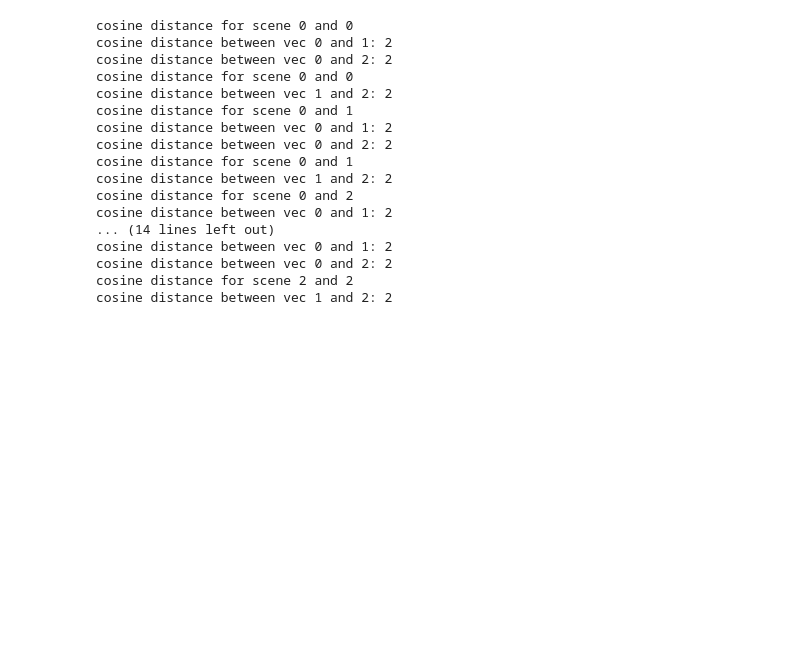
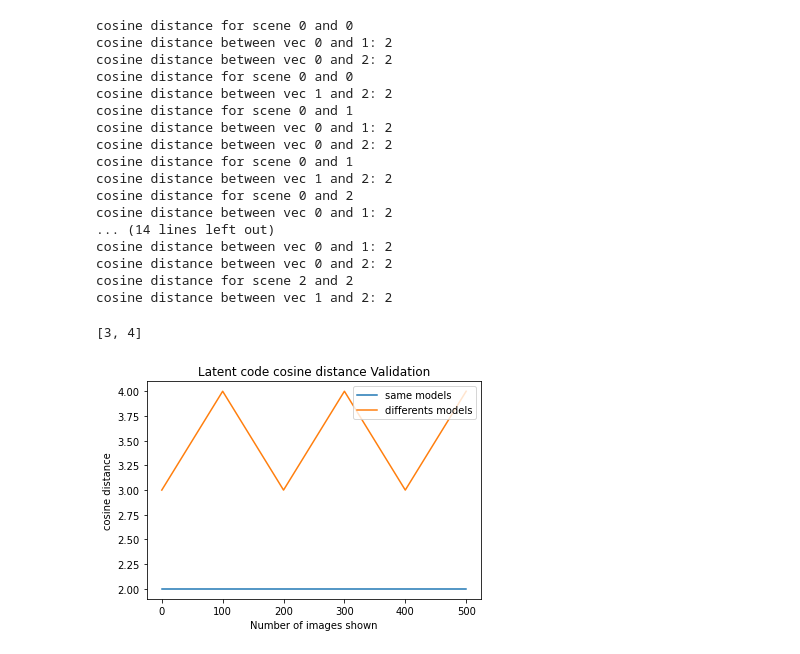
Before and after one commit to lcordey/codePDM, a Jupyter notebook: img2sdf_ML/test_.ipynb, the cells around one changed output. Drawn from its saved outputs; the diff is of its cells as text; code cells hidden in the pictures; blank space fills up the shorter version.

```diff
--- a/img2sdf_ML/test_.ipynb
+++ b/img2sdf_ML/test_.ipynb
@@ -239 +242,21 @@ a = [1,2,3,34,4,5]
+# %%
+b
+# %% [output]
+[3, 4]
+# %%
+log_same_model_cos = a
+# %%
+log_diff_model_cos = b
+# %%
+
+plt.figure()
+plt.title("Latent code cosine distance Validation")
+plt.xlabel("Number of images shown")
+plt.ylabel("cosine distance")
+plt.plot(np.arange(len(log_same_model_cos)) * (100), log_same_model_cos[:], label = "same models")
+plt.plot(np.arange(len(log_diff_model_cos)) * (100), log_diff_model_cos[:], label = "differents models")
+plt.legend()
+plt.savefig("../../image2sdf/logs/log_cosine_distance_validation")
+# %% [output]
+[figure, added]
 # %%
```
Also changed, not shown: parts of 6 cells of this notebook, 1 other file.
